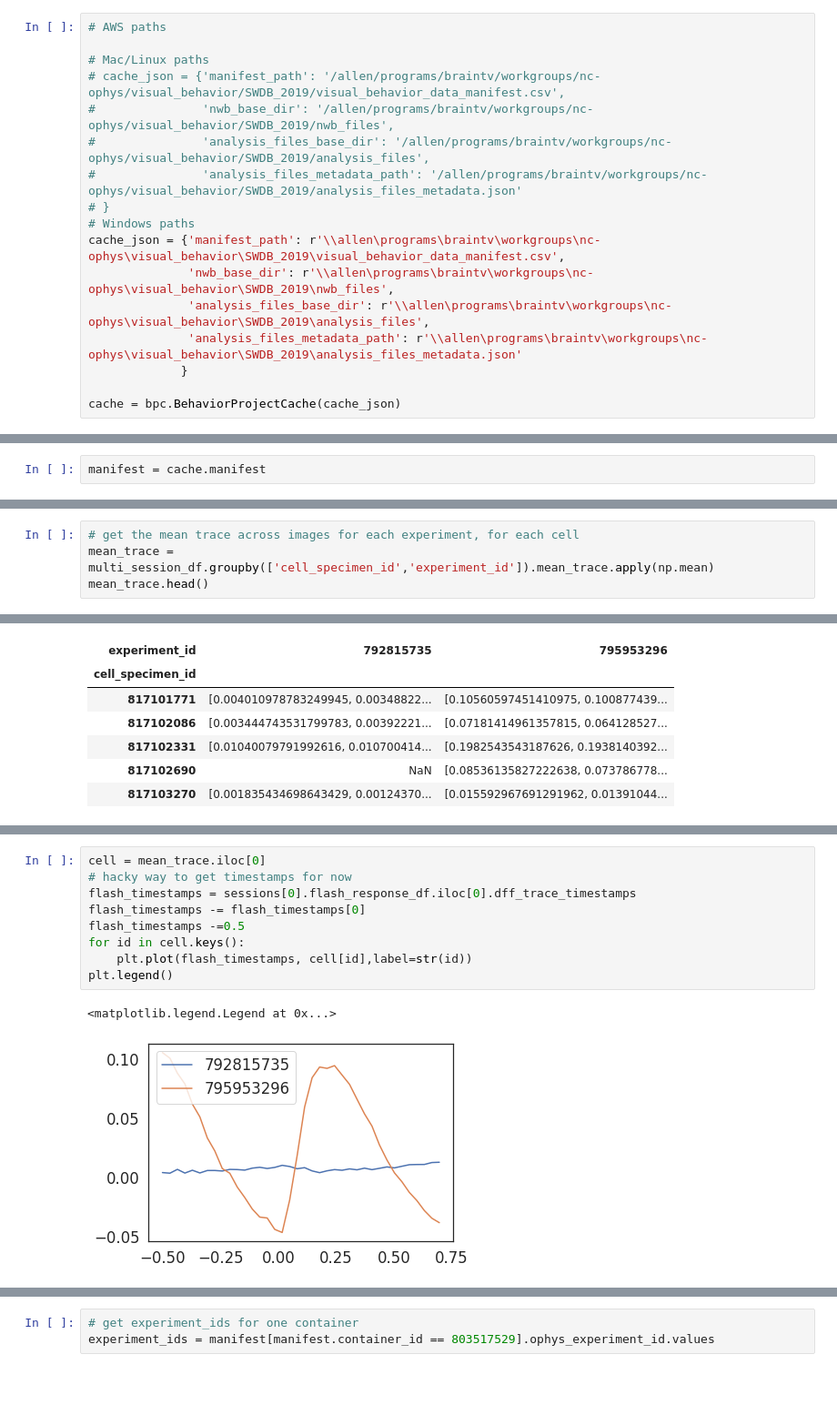
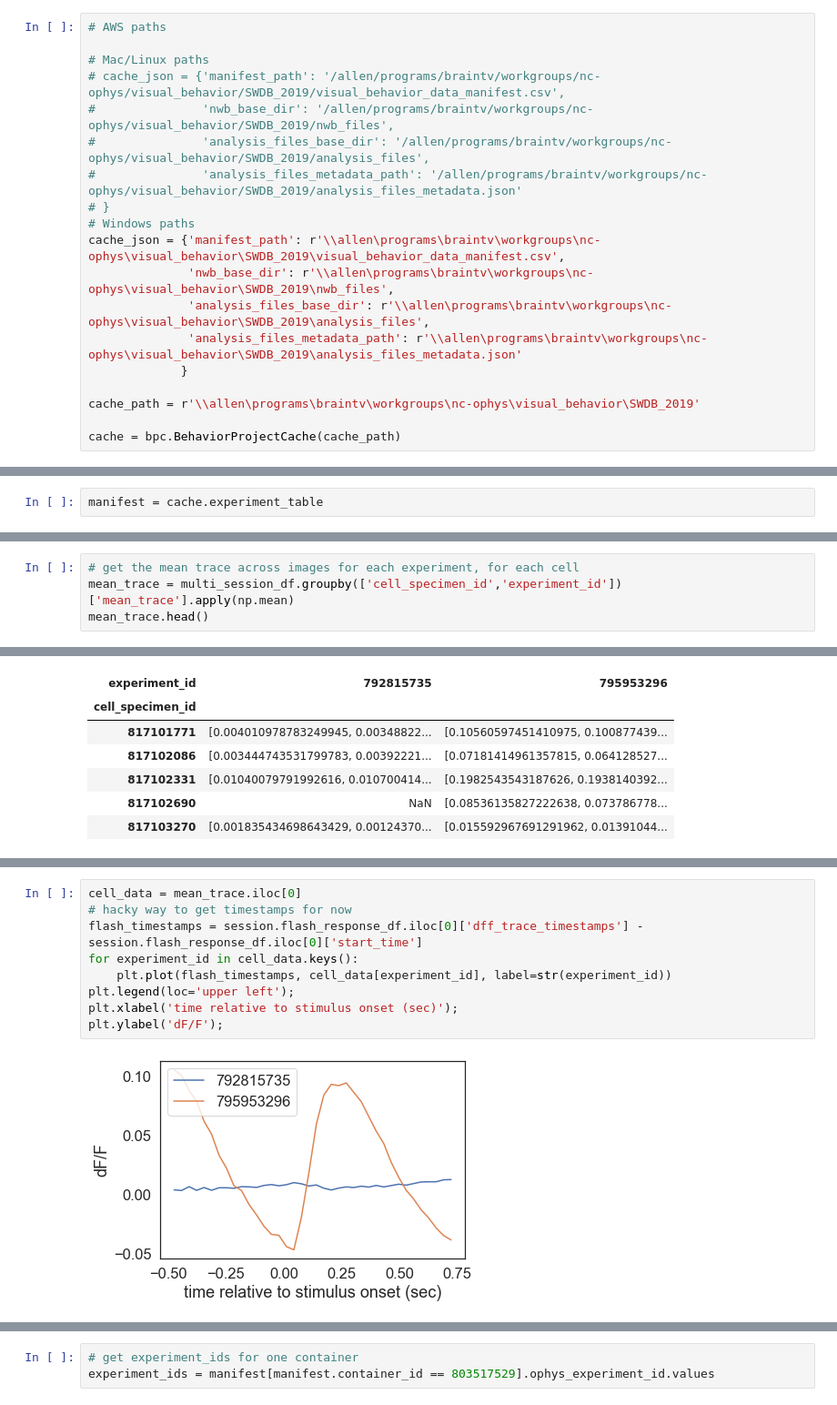
Before and after one commit to AllenInstitute/SWDB_2019, a Jupyter notebook: DynamicBrain/VisualBehavior_Exercises_Solutions.ipynb, the cells around one changed output, grey strips where cells are left out. Shown at 91% size. Saved outputs shown, nothing was run; the diff lists cells and outputs as text; blank space fills up the shorter version.

```diff
--- a/DynamicBrain/VisualBehavior_Exercises_Solutions.ipynb
+++ b/DynamicBrain/VisualBehavior_Exercises_Solutions.ipynb
@@ -62,6 +62,8 @@ cache_json = {'manifest_path': r'\\allen\programs\braintv\workgroups\nc-ophys\vi
               'analysis_files_metadata_path': r'\\allen\programs\braintv\workgroups\nc-ophys\visual_behavior\SWDB_2019\analysis_files_metadata.json'
              }
 
-cache = bpc.BehaviorProjectCache(cache_json)
+cache_path = r'\\allen\programs\braintv\workgroups\nc-ophys\visual_behavior\SWDB_2019'
+
+cache = bpc.BehaviorProjectCache(cache_path)
 # %% [markdown]
 <div style="background: #DFF0D8; border-radius: 3px; padding: 10px;">
@@ -77,5 +77,5 @@ cache = bpc.BehaviorProjectCache(cache_json)
 # %%
-manifest = cache.manifest
+manifest = cache.experiment_table
 # %%
 selected_experiments = manifest[(manifest.full_genotype=='Vip-IRES-Cre/wt;Ai148(TIT2L-GC6f-ICL-tTA2)/wt')&
         (manifest.imaging_depth==175) & (manifest.stage_name=='OPHYS_4_images_B')]
@@ -930,7 +948,7 @@ If the function you want to apply after the groupby() command operates on someth
 </div>
 # %%
 # get the mean trace across images for each experiment, for each cell
-mean_trace = multi_session_df.groupby(['cell_specimen_id','experiment_id']).mean_trace.apply(np.mean)
+mean_trace = multi_session_df.groupby(['cell_specimen_id','experiment_id'])['mean_trace'].apply(np.mean)
 mean_trace.head()
 # %% [output]
 cell_specimen_id  experiment_id
@@ -962,14 +990,13 @@ mean_trace.head()
 # %%
-cell = mean_trace.iloc[0]
+cell_data = mean_trace.iloc[0]
 # hacky way to get timestamps for now
-flash_timestamps = sessions[0].flash_response_df.iloc[0].dff_trace_timestamps
-flash_timestamps -= flash_timestamps[0]
-flash_timestamps -=0.5
-for id in cell.keys():
-    plt.plot(flash_timestamps, cell[id],label=str(id))
-plt.legend()
+flash_timestamps = session.flash_response_df.iloc[0]['dff_trace_timestamps'] - session.flash_response_df.iloc[0]['start_time']
+for experiment_id in cell_data.keys():
+    plt.plot(flash_timestamps, cell_data[experiment_id], label=str(experiment_id))
+plt.legend(loc='upper left');
+plt.xlabel('time relative to stimulus onset (sec)');
+plt.ylabel('dF/F');
 # %% [output]
-<matplotlib.legend.Legend at 0x...>
-[figure, old version]
+[figure, new version]
 # %% [markdown]
 <div style="background: #DFF0D8; border-radius: 3px; padding: 10px;">
```
Also changed, not shown: parts of 71 cells of this notebook, 3 other files.
